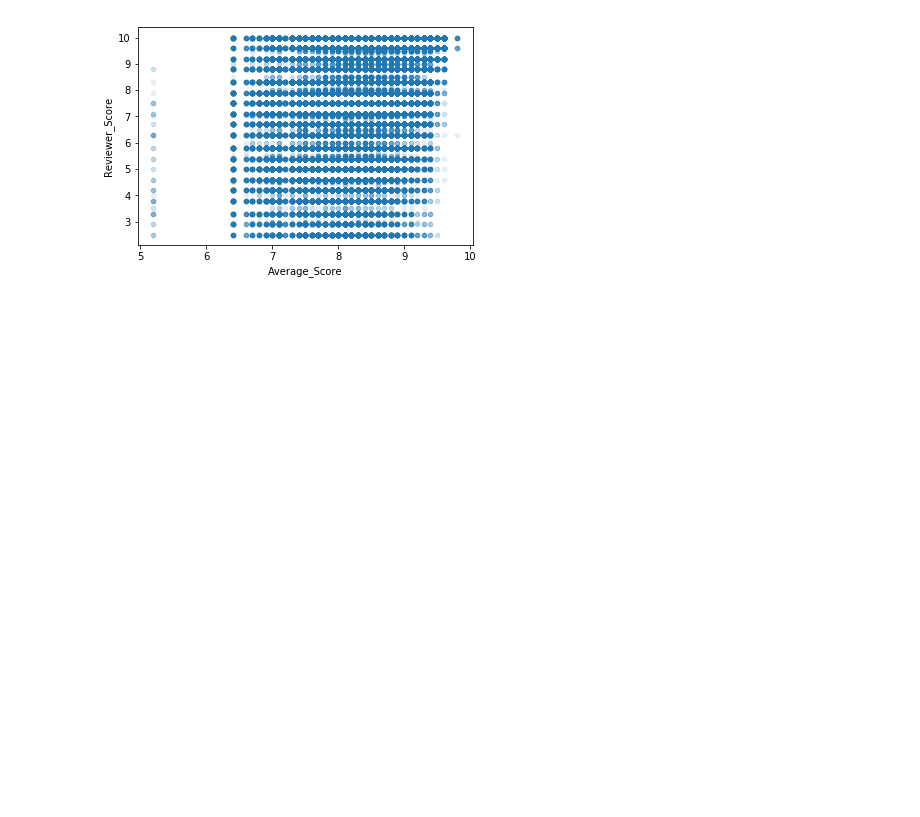
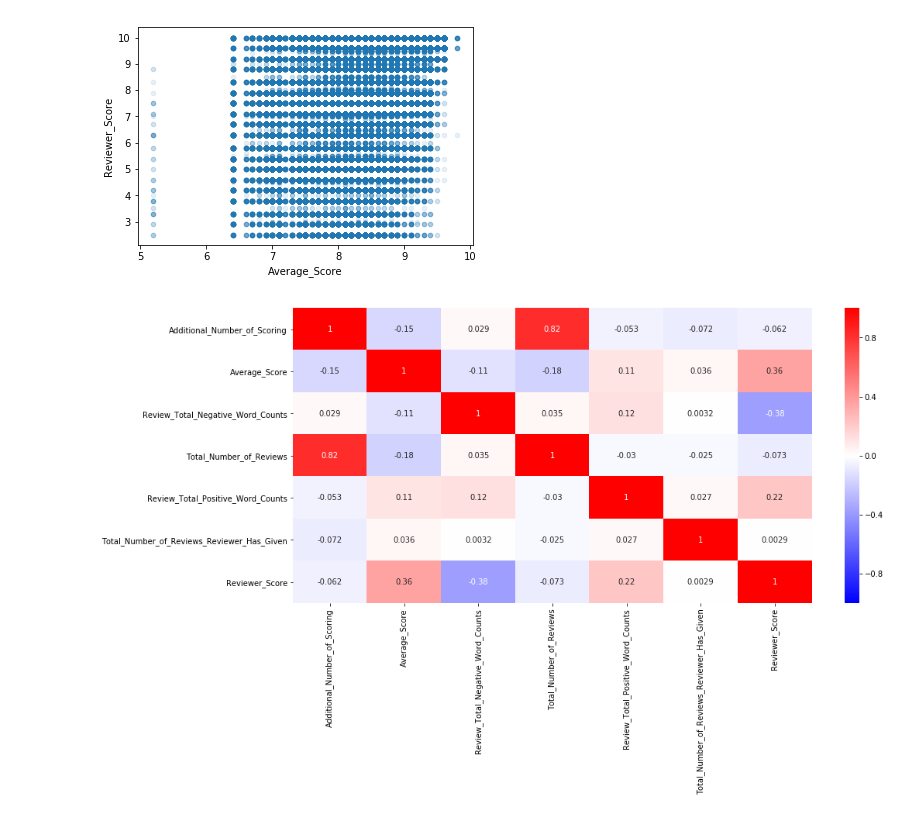
Before and after one commit to the-rahul-kumar/project-hotel-ratings-prediction, a Jupyter notebook: exploratory-data-analysis.ipynb, the cells around one changed output. Cells and saved outputs as stored; diff of their text form; code cells hidden in the pictures; blank space fills up the shorter version.

Commit message:
Added the heatmap

```diff
--- a/exploratory-data-analysis.ipynb
+++ b/exploratory-data-analysis.ipynb
@@ -389,3 +389,16 @@ hotels.plot(kind='scatter', x='Average_Score', y='Reviewer_Score', alpha=0.1)
 <matplotlib.axes._subplots.AxesSubplot at 0x...>
 <Figure size 1080x1080 with 0 Axes>
 [figure]
+# %%
+# Figured why not make a heatmap, its a lot more clearer than the sns pairplot, especially considering how much data
+# there actually is
+
+# Make a heatmap on the correlations between variables in the hotel data:
+hotels_correlations = hotels.corr()
+hotels_correlations
+plt.figure(figsize=(15,7))
+sns.heatmap(hotels_correlations, vmin = -1, vmax = 1, cmap = 'bwr', annot=True);
+
+# Yeah this is way more clearer
+# %% [output]
+[figure, added]
```
